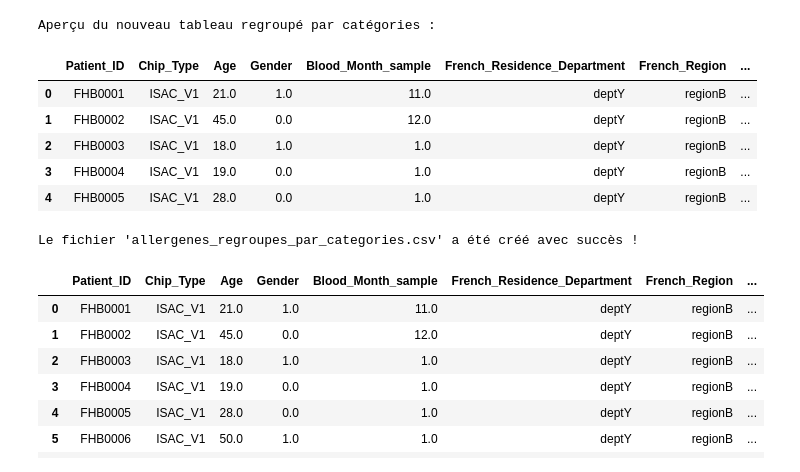
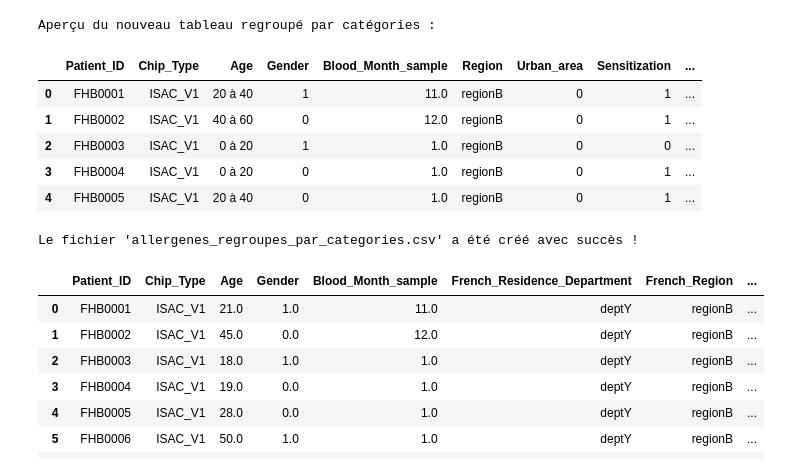
Before and after one commit to IngeaJeanOlivier/Allergies, a Jupyter notebook: notebooks/nb_chrystele.ipynb, the cells around one changed output. Drawn from its saved outputs; the diff is of its cells as text; code cells hidden in the pictures.

```diff
--- a/notebooks/nb_chrystele.ipynb
+++ b/notebooks/nb_chrystele.ipynb
@@ -8,11 +8,7 @@ import numpy as np
 
 # Chargement du tableau principal (avec les patients et les scores d'IgE)
 # On spécifie le séparateur ';' propre à votre fichier
-df_principal = pd.read_csv("../data/allergenchipchallenge-data-corrected-final-hdh-sfa (2).csv", sep=";")
-
-# Chargement du dictionnaire
-df_dict = pd.read_csv("../data/acc_dictionnaire_final.csv", sep=";",encoding = 'utf-8')  # Assurez-vous que ce fichier contient les colonnes nécessaires pour le mapping")
-
+df_principal = pd.read_csv("../data/allergies_clean.csv")
 
 # ==========================================
 # 2. CRÉATION DU MAPPING (ACRONYME -> CATÉGORIE)
@@ -20,7 +16,7 @@ df_dict = pd.read_csv("../data/acc_dictionnaire_final.csv", sep=";",encoding = '
 
 # /!\ ÉTAPE À ADAPTER SELON VOTRE DICTIONNAIRE /!\
 # Ici, nous créons manuellement un dictionnaire de correspondance basé sur les standards ISAC.
-# Si votre fichier 'df_dict' contient déjà ces colonnes, on pourra automatiser cette partie.
+# Etant donné qu'on ne pouvait lire automatiquement le fichier du dictionnaire, il est repris ici
 mapping_categories = {
     # POLLENS D'ARBRES
     'Aln_g_1': 'Pollens', 'Bet_v_1': 'Pollens', 'Bet_v_2': 'Pollens', 'Bet_v_4': 'Pollens',
@@ -76,8 +72,8 @@ mapping_categories = {
 # Identification des colonnes de métadonnées des patients (à ne pas sommer)
 colonnes_metadonnees = [
     'Patient_ID', 'Chip_Type', 'Age', 'Gender', 'Blood_Month_sample',
-    'French_Residence_Department', 'French_Region', 'Rural_or_urban_area',
-    'Sensitization', 'Treatment_of_rhinitis', 'Treatment_of_athsma',
+    'Region', 'Urban_area',
+    'Sensitization', 'Treatment_of_rhinitis', 'Treatment_of_asthma',
     'Age_of_onsets', 'Skin_Symptoms', 'General_cofactors', 'Treatment_of_atopic_dematitis'
 ]
 
@@ -86,47 +82,41 @@ colonnes_allergenes_presentes = [col for col in df_principal.columns if col in m
 
 # Création d'une copie propre pour travailler
 df_clean = df_principal.copy()
-
-# Conversion des virgules en points pour toutes les colonnes d'allergènes (ex: "7,38" -> 7.38)
-for col in colonnes_allergenes_presentes:
-    df_clean[col] = df_clean[col].astype(str).str.replace(',', '.', regex=False)
-    df_clean[col] = pd.to_numeric(df_clean[col], errors='coerce').fillna(0.0)
-
 
 # ==========================================
 # 4. AGRÉGATION PAR CATÉGORIE
 # ==========================================
 
 # Extraction des métadonnées des patients
 df_final = df_clean[colonnes_metadonnees].copy()
 
 # Groupement horizontal (axis=1) des allergènes par leur catégorie en calculant la SOMME
 # (Vous pouvez remplacer .sum() par .max() si vous voulez le score maximal de la catégorie)
 df_categories_somme = df_clean[colonnes_allergenes_presentes].groupby(mapping_categories, axis=1).sum()
 
 # Fusion des métadonnées et des scores par grandes catégories
 df_resultat_complet = pd.concat([df_final, df_categories_somme], axis=1)
 
 
 # ==========================================
 # 5. AFFICHAGE ET EXPORT
 # ==========================================
 
 # Affichage des 5 premières lignes dans le notebook pour vérification
 print("Aperçu du nouveau tableau regroupé par catégories :")
 display(df_resultat_complet.head())
 
 # Sauvegarde du nouveau tableau dans un fichier CSV bien propre
 df_resultat_complet.to_csv("allergenes_regroupes_par_categories.csv", sep=";", index=False)
 print("\nLe fichier 'allergenes_regroupes_par_categories.csv' a été créé avec succès !")
 # %% [output]
 Aperçu du nouveau tableau regroupé par catégories :
-|  | Patient_ID | Chip_Type | Age | Gender | Blood_Month_sample | French_Residence_Department | French_Region | ... |
-| 0 | FHB0001 | ISAC_V1 | 21.0 | 1.0 | 11.0 | deptY | regionB | ... |
-| 1 | FHB0002 | ISAC_V1 | 45.0 | 0.0 | 12.0 | deptY | regionB | ... |
-| 2 | FHB0003 | ISAC_V1 | 18.0 | 1.0 | 1.0 | deptY | regionB | ... |
-| 3 | FHB0004 | ISAC_V1 | 19.0 | 0.0 | 1.0 | deptY | regionB | ... |
-| 4 | FHB0005 | ISAC_V1 | 28.0 | 0.0 | 1.0 | deptY | regionB | ... |
+|  | Patient_ID | Chip_Type | Age | Gender | Blood_Month_sample | Region | Urban_area | Sensitization | ... |
+| 0 | FHB0001 | ISAC_V1 | 20 à 40 | 1 | 11.0 | regionB | 0 | 1 | ... |
+| 1 | FHB0002 | ISAC_V1 | 40 à 60 | 0 | 12.0 | regionB | 0 | 1 | ... |
+| 2 | FHB0003 | ISAC_V1 | 0 à 20 | 1 | 1.0 | regionB | 0 | 0 | ... |
+| 3 | FHB0004 | ISAC_V1 | 0 à 20 | 0 | 1.0 | regionB | 0 | 1 | ... |
+| 4 | FHB0005 | ISAC_V1 | 20 à 40 | 0 | 1.0 | regionB | 0 | 1 | ... |
 Le fichier 'allergenes_regroupes_par_categories.csv' a été créé avec succès !
 # %%
 # Affiche les 50 premières lignes
```
Also changed, not shown: 5 other files.
